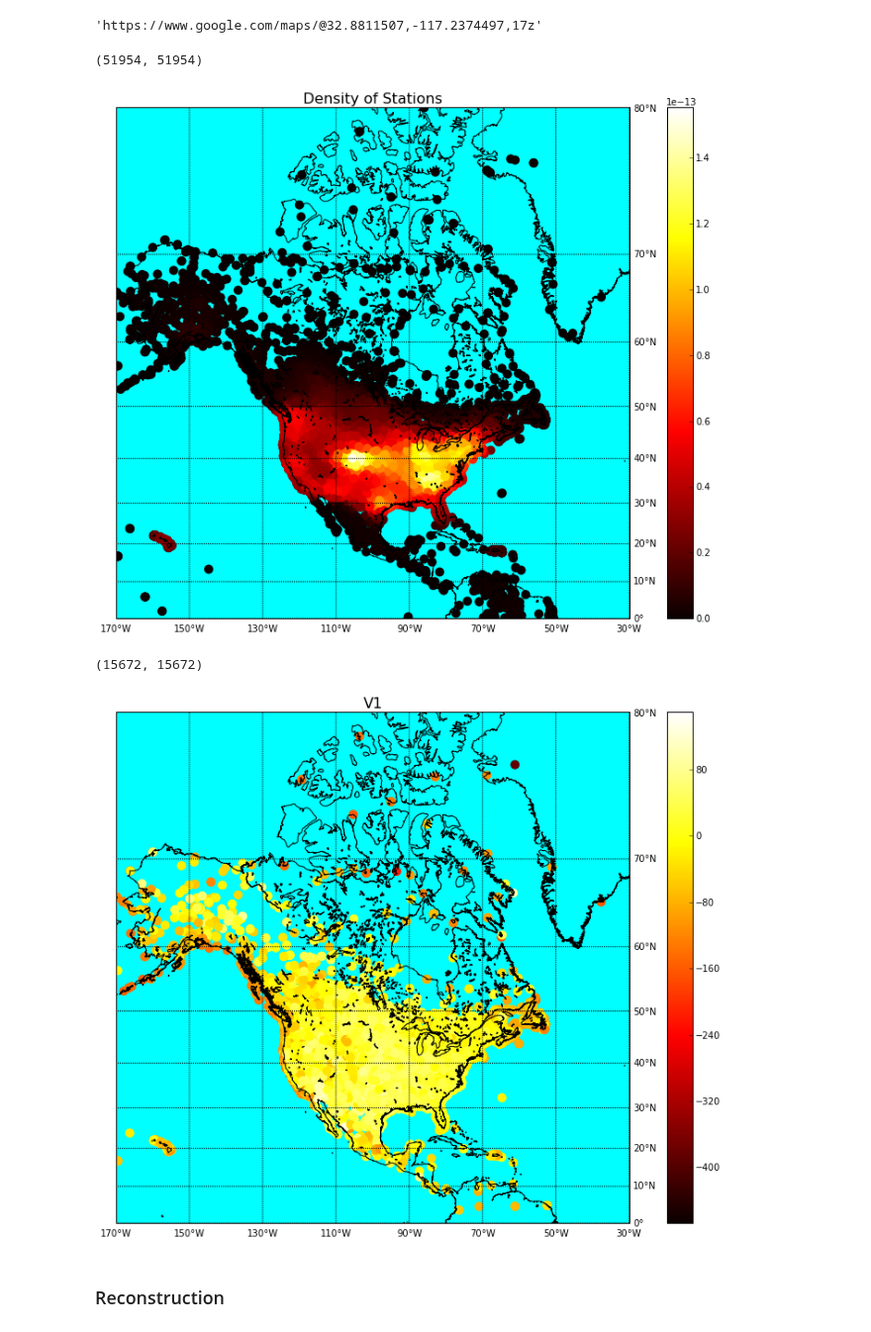
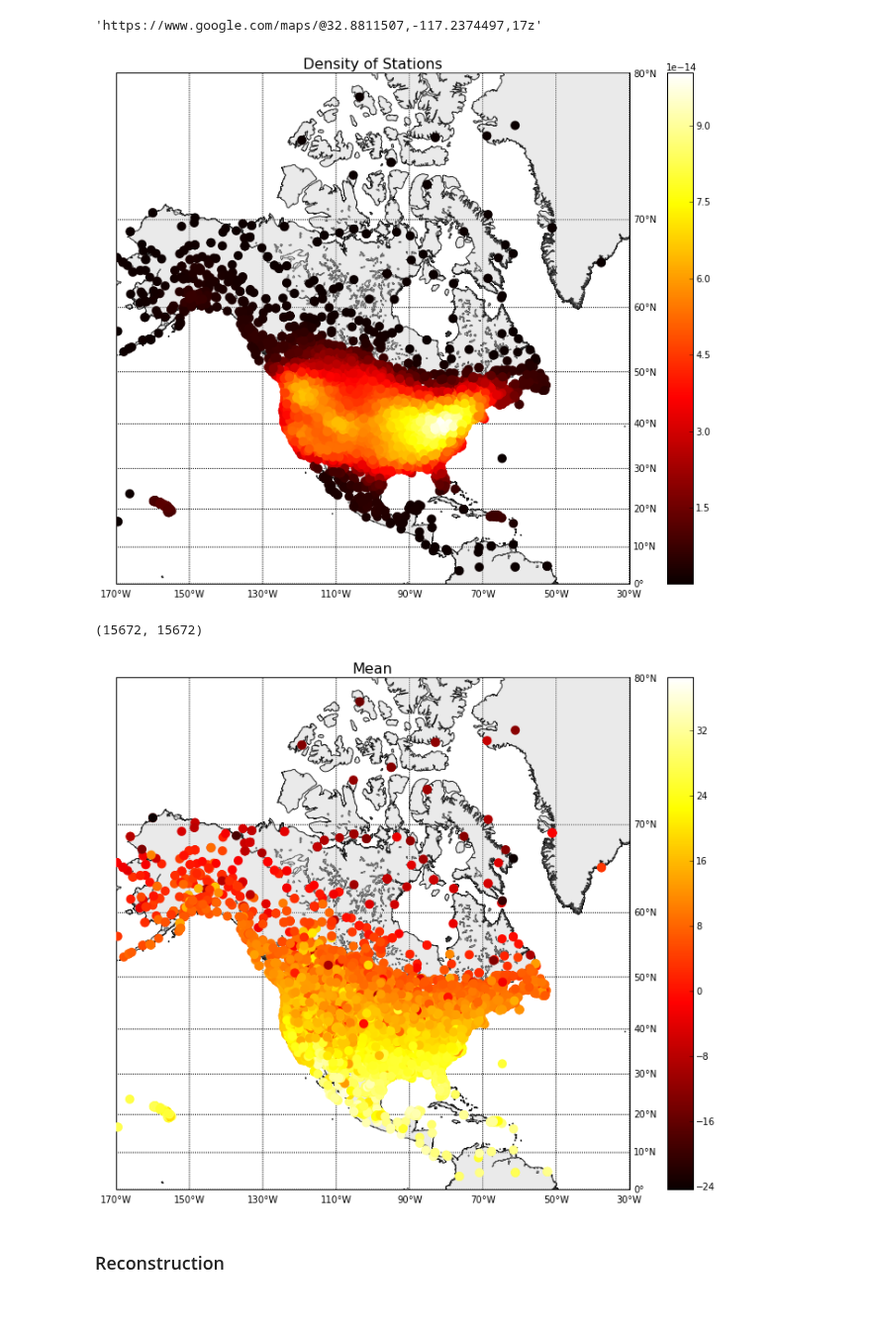
Before and after one commit to snazrul1/ssnazrul, a Jupyter notebook: DSE200/day_3_models_and_learning/02_Weather Analysis.V2.ipynb, the cells around one changed output. Shown at 99% size. Cells and saved outputs as stored; diff of their text form; code cells hidden in the pictures.

```diff
--- a/DSE200/day_3_models_and_learning/02_Weather Analysis.V2.ipynb
+++ b/DSE200/day_3_models_and_learning/02_Weather Analysis.V2.ipynb
@@ -528,6 +527,9 @@ lon='-117.2374497'
 Google_Map(lat,lon)
 # %% [output]
 'https://www.google.com/maps/@32.8811507,-117.2374497,17z'
+# %%
+#Remove rows without a State
+Djoined=Djoined.dropna(subset = ['state'])
 # %%
 from scipy.stats import gaussian_kde
 import matplotlib.cm as cm
@@ -538,7 +540,7 @@ plt.figure(figsize=(15,10),dpi=300)
 m = Basemap(projection='merc',llcrnrlat=latsmin,urcrnrlat=latsmax,\
             llcrnrlon=lonmin,urcrnrlon=lonmax,lat_ts=20,resolution='i')
 m.drawcoastlines()
-#m.fillcontinents(color='coral',lake_color='aqua')
+m.fillcontinents(color='0.8',lake_color=None, ax=None, zorder='0', alpha=0.4)
 
 # draw parallels and meridians.
 parallels = np.arange(-80,81,10.)
@@ -549,11 +551,11 @@ m.drawmeridians(meridians,labels=[True,False,False,True])
 
 #m.drawparallels(np.arange(-90.,91.,30.))
 #m.drawmeridians(np.arange(-180.,181.,60.))
-m.drawmapboundary(fill_color='aqua')
+m.drawmapboundary(fill_color=None)
 
 # Using USA coordinates only
-lons=stations.ix[:,'longitude'].values
-lats=stations.ix[:,'latitude'].values
+lons=Djoined.ix[:,'longitude'].values
+lats=Djoined.ix[:,'latitude'].values
 ll=len(lons)
 select=(lons>lonmin)*(lons<lonmax)*(lats>latsmin)*(lats<latsmax)*(~isnan(lats))*(~isnan(lons))
 lons=lons[select]
@@ -561,14 +563,14 @@ lats=lats[select]
 
 # draw map with markers for locations
 x, y = m(lons,lats)
+xy = np.vstack([x,y])
 z = gaussian_kde(xy)(xy)
-sc=m.scatter(x, y, c=z, s=100, edgecolor='', marker='o',cmap=cm.hot)
+sc=m.scatter(x, y, c=z, s=100, edgecolor='', marker='o',cmap=cm.hot, zorder='1')
 plt.colorbar(sc)
 plt.title('Density of Stations', fontsize=16)
 plt.show()
 # %% [output]
-(51954, 51954)
-[figure, old version]
+[figure, new version]
 # %%
 from scipy.stats import gaussian_kde
 import matplotlib.cm as cm
@@ -582,7 +584,7 @@ def param_cm(parameter):
     m = Basemap(projection='merc',llcrnrlat=latsmin,urcrnrlat=latsmax,\
                 llcrnrlon=lonmin,urcrnrlon=lonmax,lat_ts=20,resolution='i')
     m.drawcoastlines()
-    #m.fillcontinents(color='coral',lake_color='aqua')
+    m.fillcontinents(color='0.8',lake_color=None, ax=None, zorder='0', alpha=0.4)
 
     # draw parallels and meridians.
     parallels = np.arange(-80,81,10.)
@@ -593,7 +595,7 @@ def param_cm(parameter):
 
     #m.drawparallels(np.arange(-90.,91.,30.))
     #m.drawmeridians(np.arange(-180.,181.,60.))
-    m.drawmapboundary(fill_color='aqua')
+    m.drawmapboundary(fill_color=None)
 
     # Using USA coordinates only
     lons=Djoined.ix[:,'longitude'].values
@@ -603,19 +605,18 @@ def param_cm(parameter):
     lons=lons[select]
     lats=lats[select]
     vals=vals[select]
-    print(len(lats),len(lons))
 
     # draw map with markers for locations
     x, y = m(lons,lats)
-    sc=m.scatter(x, y, c=vals, s=100, edgecolor='', marker='o',cmap=cm.hot)
+    sc=m.scatter(x, y, c=vals, s=100, edgecolor='', marker='o',cmap=cm.hot, zorder='1')
     plt.colorbar(sc)
     plt.title(parameter, fontsize=16)
     plt.show()
 # %%
-param_cm('V1')
+param_cm('Mean')
 # %% [output]
 (15672, 15672)
-[figure, old version]
+[figure, new version]
 # %% [markdown]
 ### Reconstruction ###
 # %%
```
Also changed, not shown: parts of 12 cells of this notebook, 3 other files.
